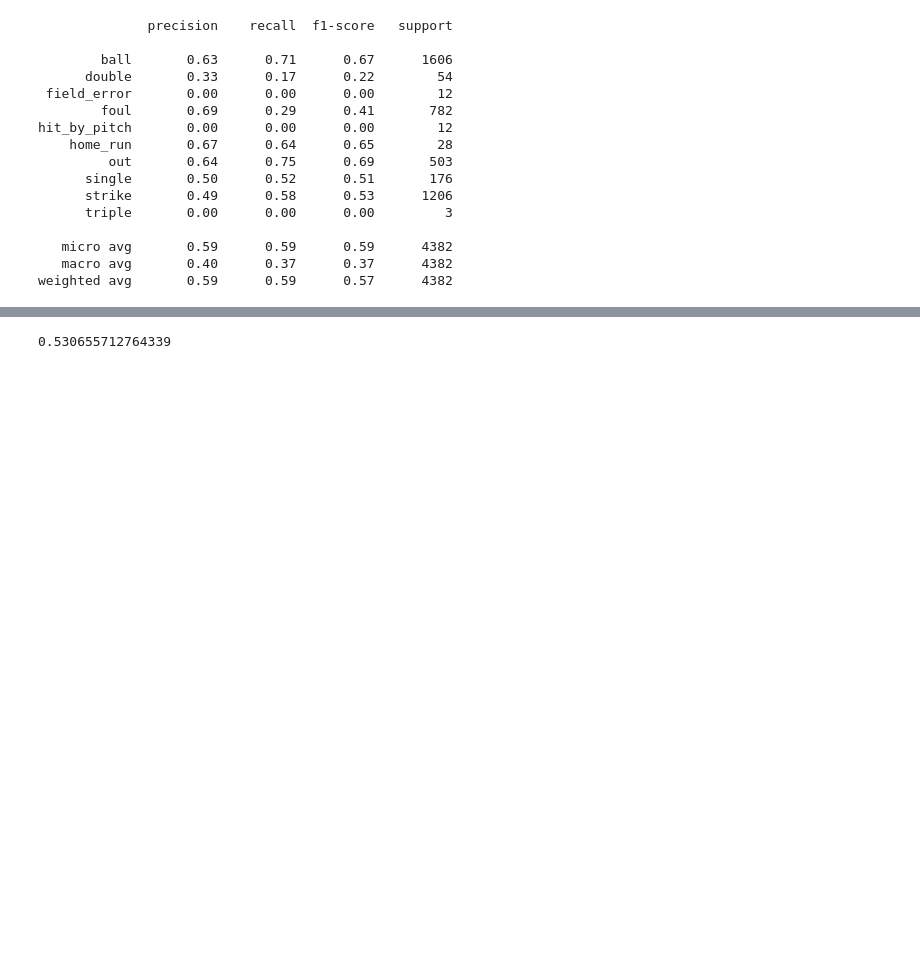
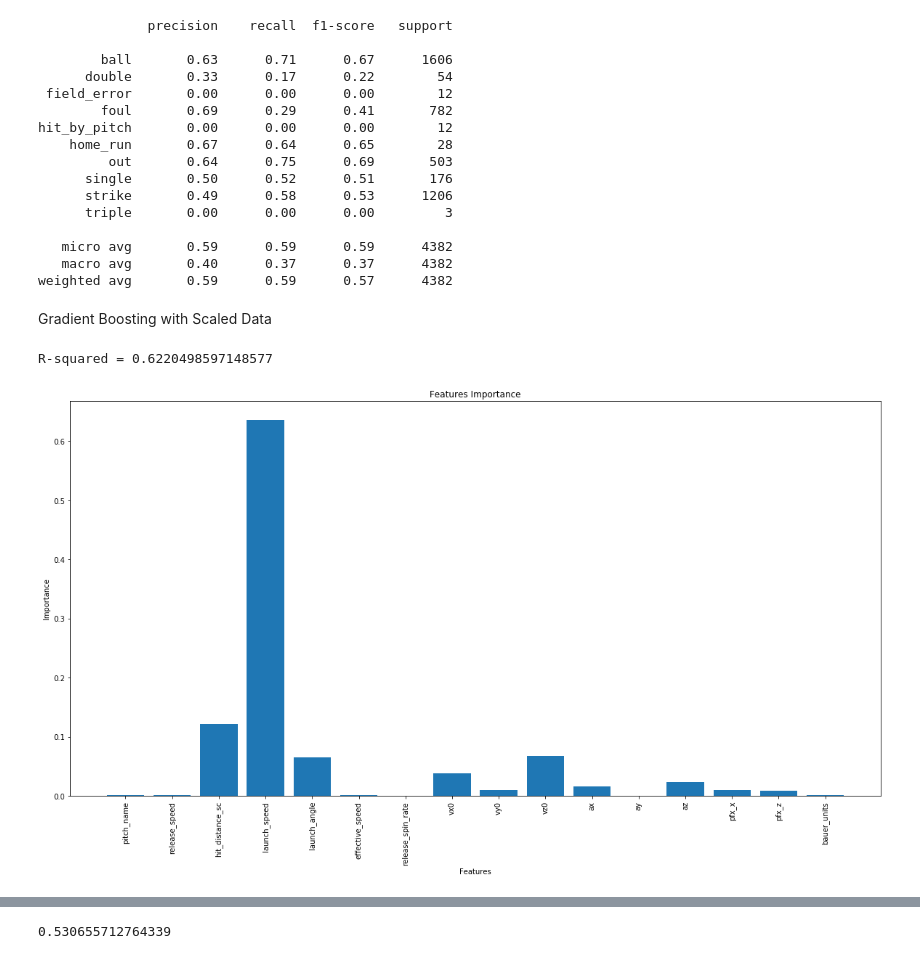
Before and after one commit to nradich/Pitch_Effective, a Jupyter notebook: Predict_outcome.ipynb, the cells around one changed output, grey strips where cells are left out. Drawn from its saved outputs; the diff is of its cells as text; code cells hidden in the pictures; blank space fills up the shorter version.

Commit message:
Working on testing scaled model

```diff
--- a/Predict_outcome.ipynb
+++ b/Predict_outcome.ipynb
@@ -357,3 +357,28 @@ hit_by_pitch       0.00      0.00      0.00        12
    micro avg       0.59      0.59      0.59      4382
    macro avg       0.40      0.37      0.37      4382
 weighted avg       0.59      0.59      0.57      4382
+# %% [markdown]
+Gradient Boosting with Scaled Data
+# %%
+#trying gradient boosting
+#definitely the best so far
+from sklearn.ensemble import GradientBoostingClassifier
+model = GradientBoostingClassifier()
+model.fit(X_scale_train, y_train)
+print(f"R-squared = {model.score(X_scale_train,y_train)}")
+# %% [output]
+R-squared = 0.6220498597148577
+# %%
+#might drop hit location
+import matplotlib.pyplot as plt
+plt.figure(1, figsize=(20, 10))
+plt.bar(range(len(model.feature_importances_)), model.feature_importances_)
+labels = list(X_train)
+plt.xticks(range(len(model.feature_importances_)), labels, rotation='vertical')
+plt.xlabel("Features")
+plt.ylabel("Importance")
+plt.title("Features Importance")
+#plt.show()
+plt.savefig('feature_importance.png')
+# %% [output]
+[figure, added]
```
Also changed, not shown: parts of 2 cells of this notebook.
